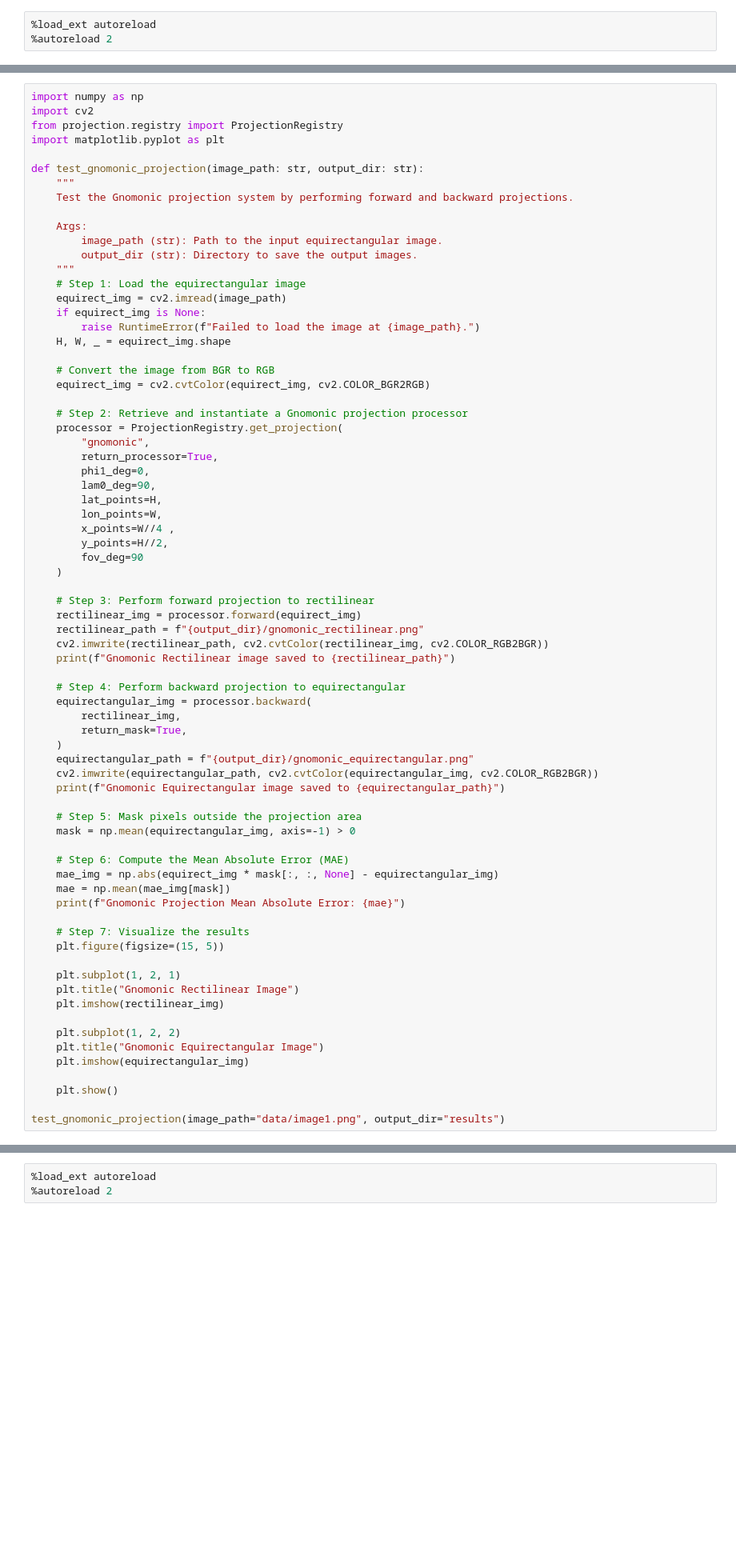
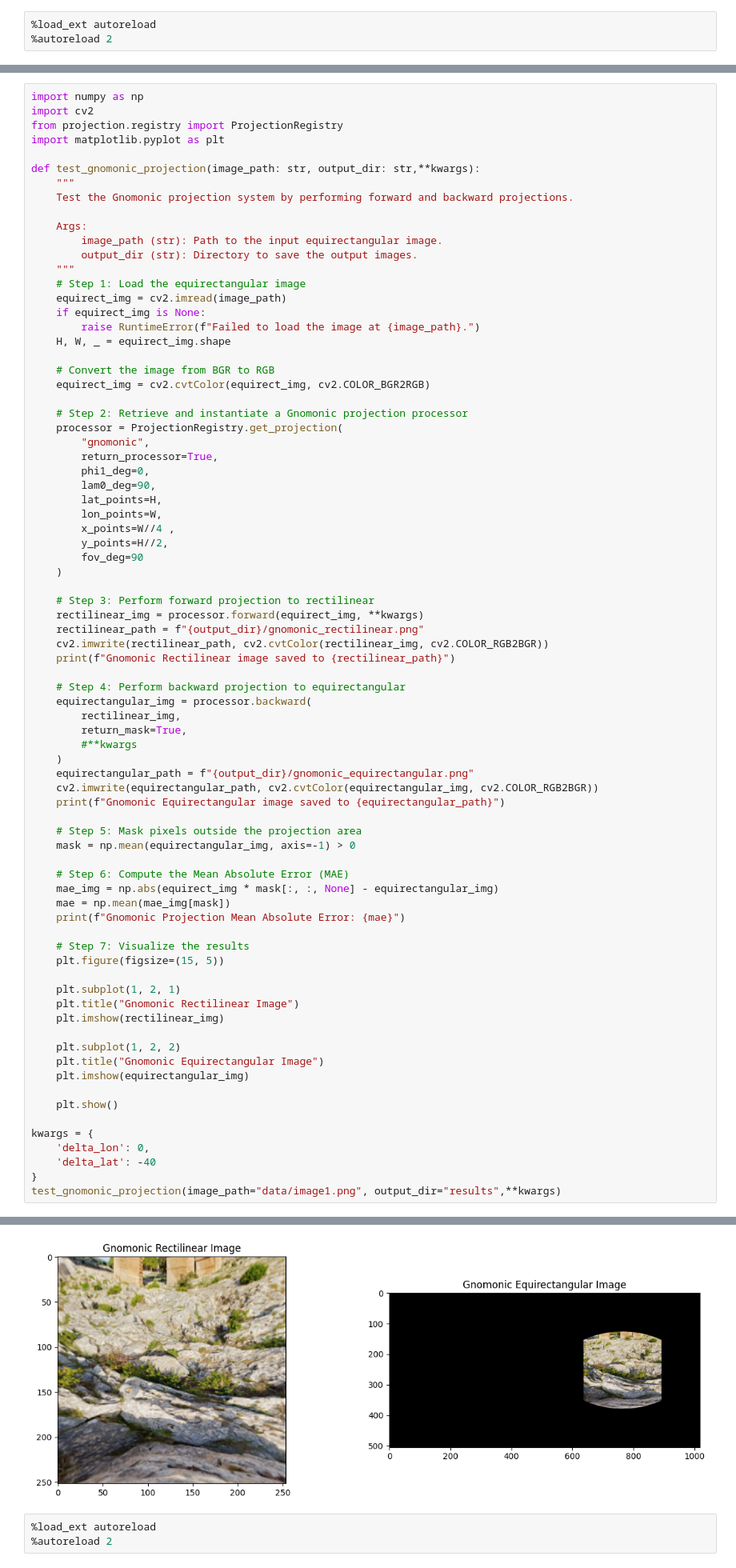
Before and after one commit to RobinsonGarcia/ProjectionRegistry, a Jupyter notebook: main.ipynb, the cells around one changed output, grey strips where cells are left out. Shown at 80% size. Saved outputs shown, nothing was run; the diff lists cells and outputs as text; blank space fills up the shorter version.

```diff
--- a/main.ipynb
+++ b/main.ipynb
@@ -183,7 +133,7 @@ import cv2
 from projection.registry import ProjectionRegistry
 import matplotlib.pyplot as plt
 
-def test_gnomonic_projection(image_path: str, output_dir: str):
+def test_gnomonic_projection(image_path: str, output_dir: str,**kwargs):
     """
     Test the Gnomonic projection system by performing forward and backward projections.
 
@@ -214,7 +164,7 @@ def test_gnomonic_projection(image_path: str, output_dir: str):
     )
 
     # Step 3: Perform forward projection to rectilinear
-    rectilinear_img = processor.forward(equirect_img)
+    rectilinear_img = processor.forward(equirect_img, **kwargs)
     rectilinear_path = f"{output_dir}/gnomonic_rectilinear.png"
     cv2.imwrite(rectilinear_path, cv2.cvtColor(rectilinear_img, cv2.COLOR_RGB2BGR))
     print(f"Gnomonic Rectilinear image saved to {rectilinear_path}")
@@ -223,6 +173,7 @@ def test_gnomonic_projection(image_path: str, output_dir: str):
     equirectangular_img = processor.backward(
         rectilinear_img,
         return_mask=True,
+        #**kwargs
     )
     equirectangular_path = f"{output_dir}/gnomonic_equirectangular.png"
     cv2.imwrite(equirectangular_path, cv2.cvtColor(equirectangular_img, cv2.COLOR_RGB2BGR))
@@ -249,4 +200,9 @@ def test_gnomonic_projection(image_path: str, output_dir: str):
 
     plt.show()
 
-test_gnomonic_projection(image_path="data/image1.png", output_dir="results")
+kwargs = {
+    'delta_lon': 0,
+    'delta_lat': -40
+}
+test_gnomonic_projection(image_path="data/image1.png", output_dir="results",**kwargs)
+# %% [output]
@@ -253,3 +221,4 @@ test_gnomonic_projection(image_path="data/image1.png", output_dir="results")
+[figure, added]
 # %%
 %load_ext autoreload
 %autoreload 2
```
Also changed, not shown: parts of 4 cells of this notebook, 10 other files.
